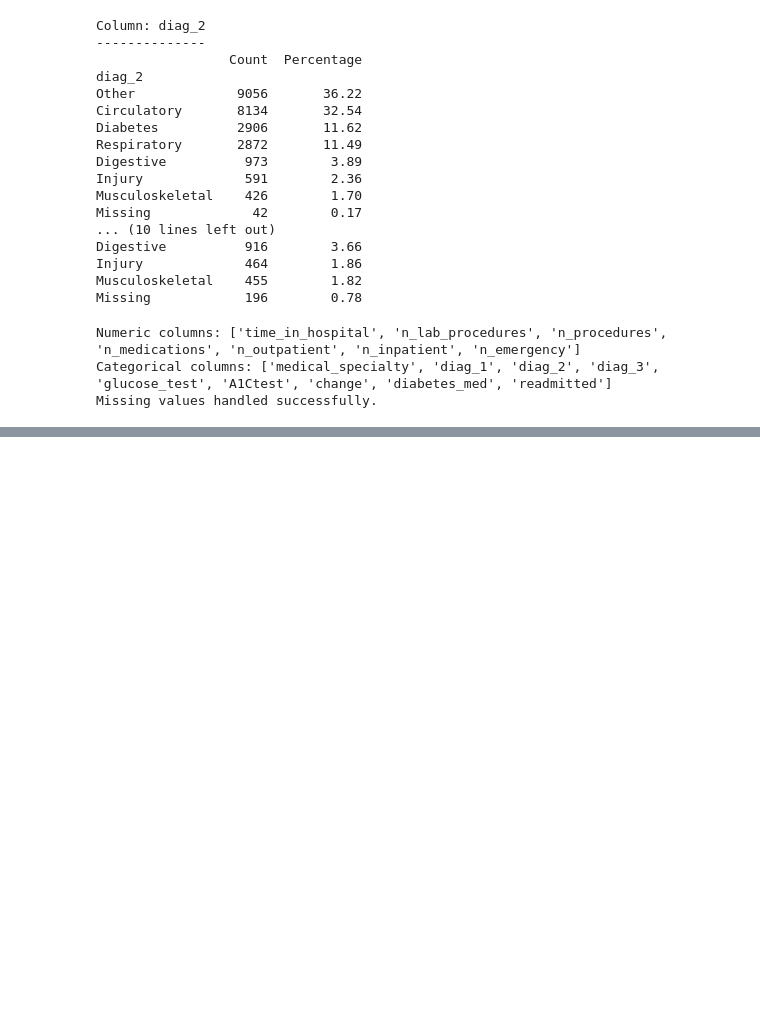
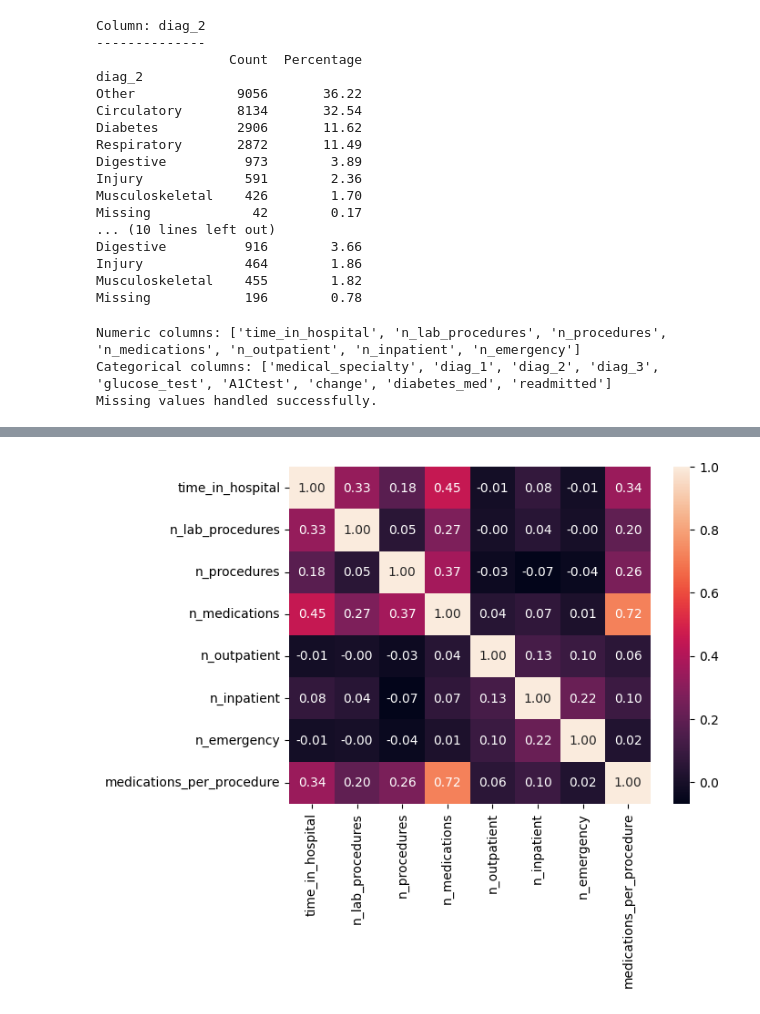
Before and after one commit to krithikadh/CTS_Hackathon, a Jupyter notebook: KJ.ipynb, the cells around one changed output, grey strips where cells are left out. Drawn from its saved outputs; the diff is of its cells as text; code cells hidden in the pictures; blank space fills up the shorter version.

```diff
--- a/KJ.ipynb
+++ b/KJ.ipynb
@@ -168,0 +201,13 @@ df = pd.get_dummies(df, columns=['diag_2', 'diag_3'], drop_first=True)
+# %%
+from sklearn.preprocessing import StandardScaler
+
+# List numeric columns
+numeric_cols = df.select_dtypes(include=['int64', 'float64']).columns.tolist()
+
+# Optional: Remove target column from scaling if included
+if 'readmitted' in numeric_cols:
+    numeric_cols.remove('readmitted')
+
+# Scale numeric columns
+scaler = StandardScaler()
+df[numeric_cols] = scaler.fit_transform(df[numeric_cols])
@@ -168,0 +280,15 @@ df = pd.get_dummies(df, columns=['diag_2', 'diag_3'], drop_first=True)
+# %%
+df['medications_per_procedure'] = df['n_medications'] / (df['n_procedures'] + 1)
+# %%
+df['time_in_hospital_bin'] = pd.cut(df['time_in_hospital'], bins=[0,3,7,14,30], labels=[0,1,2,3])
+# %%
+numeric_df = df.select_dtypes(include=['int64', 'float64'])
+# %%
+import seaborn as sns
+import matplotlib.pyplot as plt
+
+corr = numeric_df.corr()
+sns.heatmap(corr, annot=True, fmt=".2f")
+plt.show()
+# %% [output]
+[figure, added]
```
Also changed, not shown: parts of 35 cells of this notebook, 30 other files.
